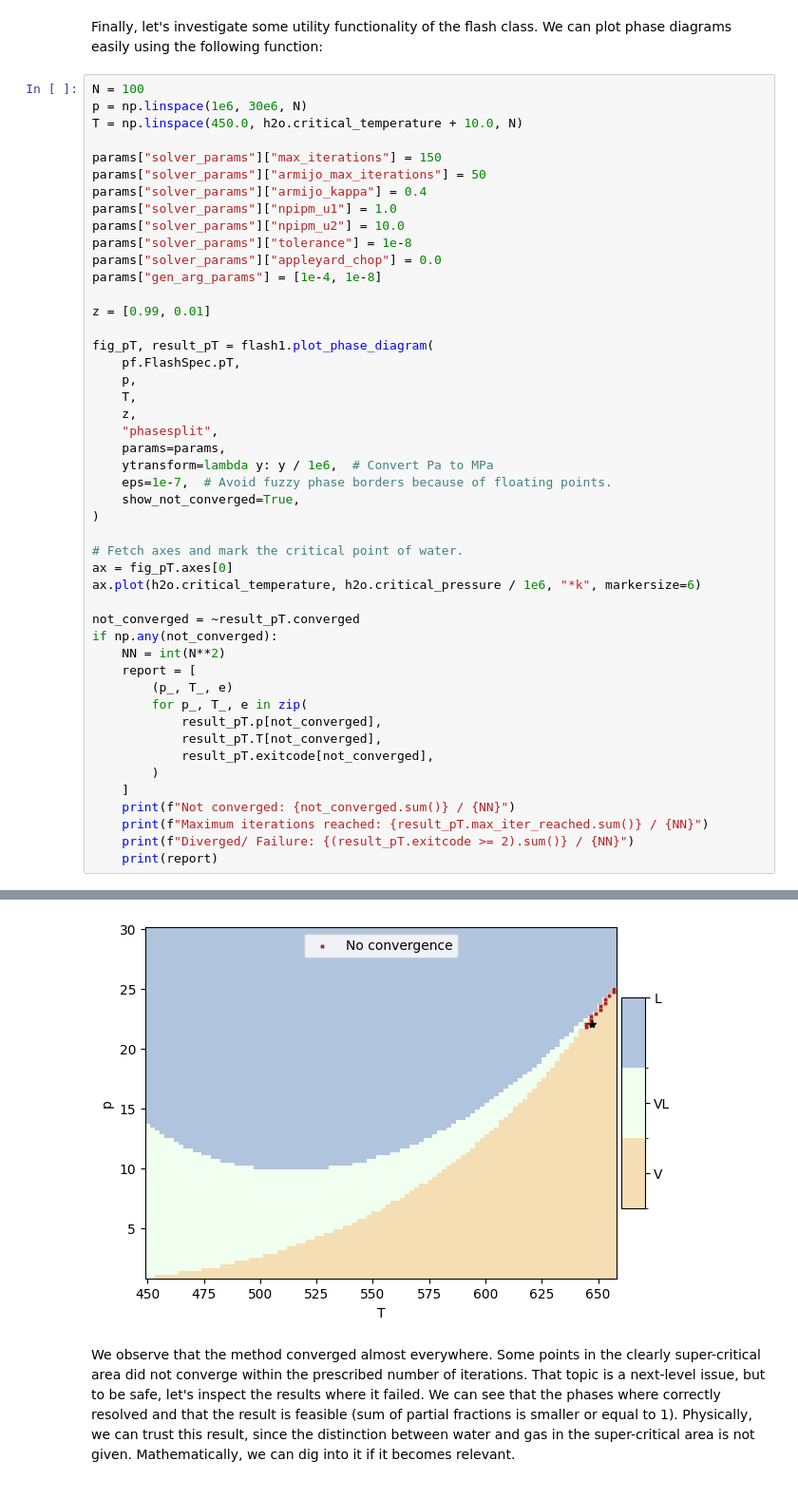
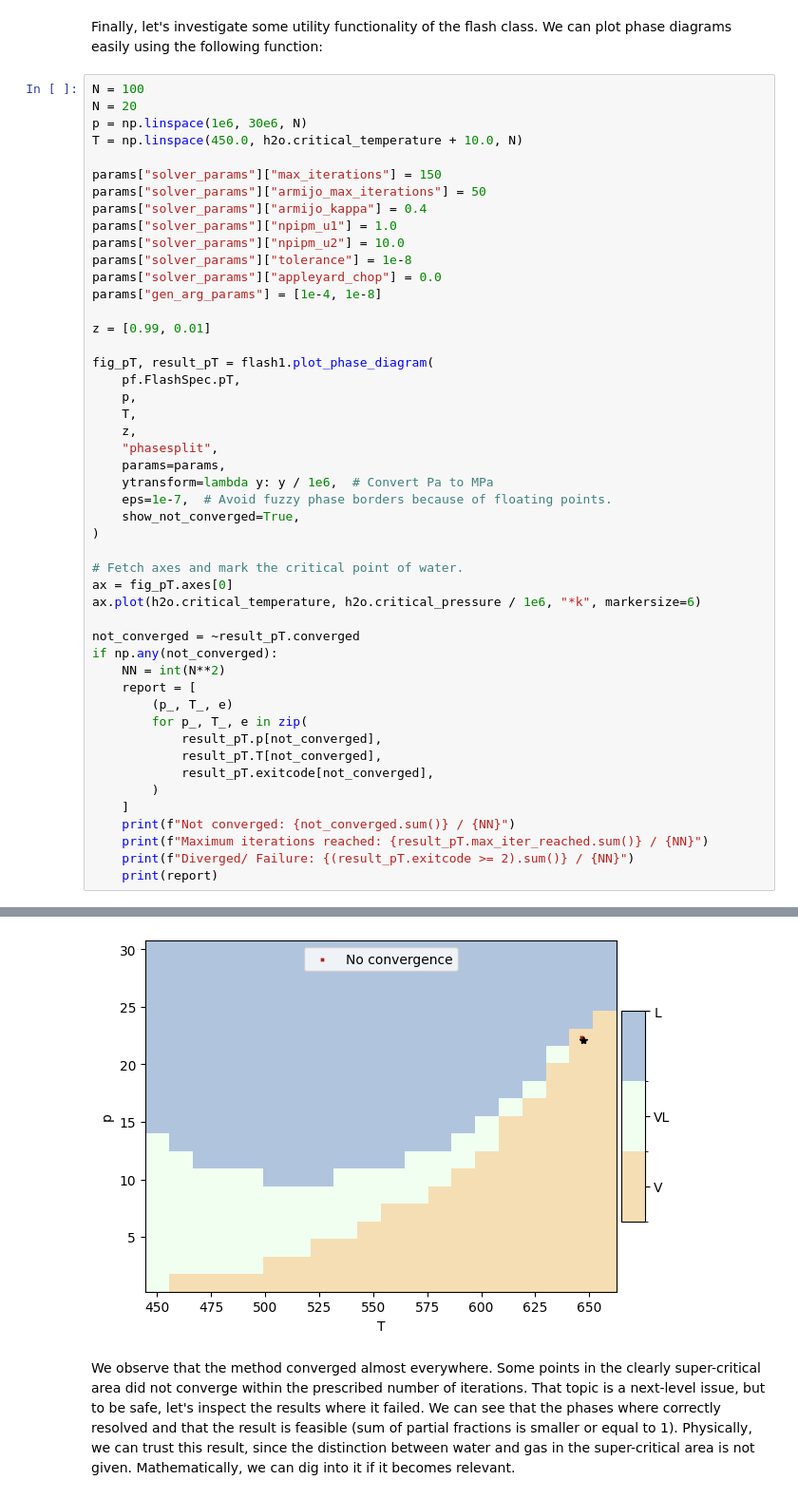
Before and after one commit to pmgbergen/porepy, a Jupyter notebook: tutorials/flash.ipynb, the cells around one changed output, grey strips where cells are left out. Shown at 95% size. Cells and saved outputs as stored; diff of their text form.

```diff
--- a/tutorials/flash.ipynb
+++ b/tutorials/flash.ipynb
@@ -424,6 +428,7 @@ Finally, let's investigate some utility functionality of the flash class.
 We can plot phase diagrams easily using the following function:
 # %%
 N = 100
+N = 20
 p = np.linspace(1e6, 30e6, N)
 T = np.linspace(450.0, h2o.critical_temperature + 10.0, N)
 
@@ -480,4 +485,4 @@ Diverged/ Failure: 0 / 10000
-[figure, old version]
+[figure, new version]
 # %% [markdown]
 We observe that the method converged almost everywhere. Some points in the clearly super-critical area did not converge within the prescribed number of iterations.
 That topic is a next-level issue, but to be safe, let's inspect the results where it failed.
```
Also changed, not shown: parts of 10 cells of this notebook, 4 other files.
